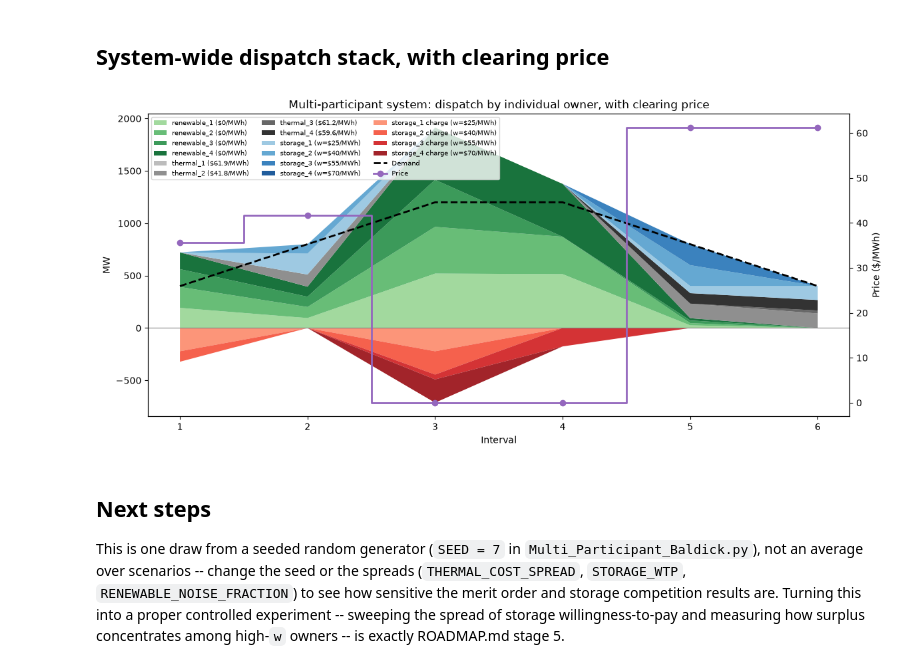
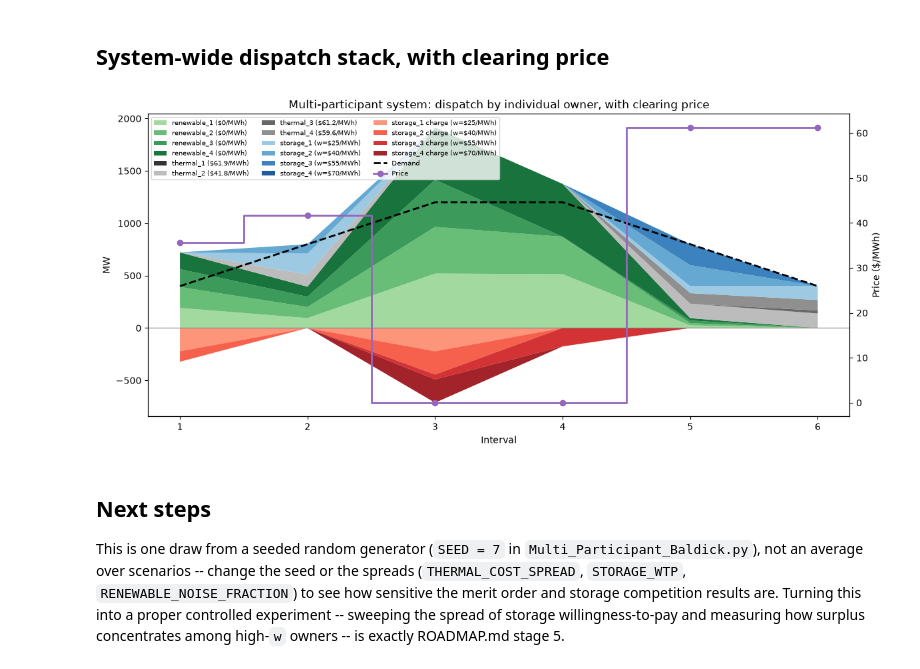
Before and after one commit to ccanoyrac/ESS-equivalent-bids-from-SOC-DA-market, a Jupyter notebook: Code/notebooks/Multi_Participant_Baldick.ipynb, the cells around one changed output. Saved outputs shown, nothing was run; the diff lists cells and outputs as text; code cells hidden in the pictures.

Commit message:
Make thermal colors rank by marginal cost, like storage's already did
Colors were assigned by each generator's position in system.thermal (a
linspace indexed by creation order), which only looked cost-ordered for
storage by coincidence -- STORAGE_WTP happens to be defined ascending in the
same order storages are created. Thermal costs are randomized per unit and
don't follow creation order at all, so thermal_1 (actually the most
expensive unit) was getting the lightest shade. rank_colors() sorts each
technology group by its own economic value (cost for renewable/thermal, w
for storage) before assigning shades, so lighter-is-cheaper/lower-bid holds
by construction for every group, not by luck.

Co-Authored-By: Claude Sonnet 5 <noreply@anthropic.com>

```diff
--- a/Code/notebooks/Multi_Participant_Baldick.ipynb
+++ b/Code/notebooks/Multi_Participant_Baldick.ipynb
@@ -214,45 +214,51 @@ meaningful about these four owners.
 # %% [markdown]
 ## System-wide dispatch stack, with clearing price
 # %%
-n_renewable, n_thermal, n_storage = len(system.renewables), len(system.thermal), len(system.storages)
+def rank_colors(values, cmap):
+    """Map `values` to shades of `cmap`: lighter for lower values, darker for higher --
+    independent of `values`'s own order, unlike indexing a linspace by position."""
+    order = np.argsort(values)
+    colors = np.empty((len(values), 4))
+    colors[order] = cmap(np.linspace(0.4, 0.9, len(values)))
+    return colors
 
-renewable_colors = plt.cm.Greens(np.linspace(0.4, 0.9, n_renewable))
-thermal_colors = plt.cm.Greys(np.linspace(0.4, 0.9, n_thermal))
-discharge_colors = plt.cm.Blues(np.linspace(0.4, 0.9, n_storage))
-charge_colors = plt.cm.Reds(np.linspace(0.4, 0.9, n_storage))
+renewable_colors = rank_colors([g.cost for g in system.renewables], plt.cm.Greens)
+thermal_colors = rank_colors([g.cost for g in system.thermal], plt.cm.Greys)
+discharge_colors = rank_colors(storage_wtp, plt.cm.Blues)
+charge_colors = rank_colors(storage_wtp, plt.cm.Reds)
 
 # Legend labels carry each owner's price signal: marginal cost for renewable/thermal,
 # end-of-horizon willingness-to-pay (the terminal value bid) for storage.
 renewable_labels = [f"{g.name} (${g.cost:.0f}/MWh)" for g in system.renewables]
 thermal_labels = [f"{g.name} (${g.cost:.1f}/MWh)" for g in system.thermal]
 discharge_labels = [f"{s.name} (w=${w:.0f}/MWh)" for s, w in zip(system.storages, storage_wtp)]
 charge_labels = [f"{s.name} charge (w=${w:.0f}/MWh)" for s, w in zip(system.storages, storage_wtp)]
 
 supply_series = list(result.renewable) + list(result.thermal) + list(result.discharge)
 supply_labels = renewable_labels + thermal_labels + discharge_labels
 supply_colors = list(renewable_colors) + list(thermal_colors) + list(discharge_colors)
 
 fig, ax = plt.subplots(figsize=(12, 5.5))
 
 ax.stackplot(hours, *supply_series, labels=supply_labels, colors=supply_colors, alpha=0.9)
 ax.stackplot(hours, *(-result.charge), labels=charge_labels, colors=charge_colors, alpha=0.9)
 ax.plot(hours, system.demand, color="black", linewidth=2, linestyle="--", label="Demand")
 ax.axhline(0, color="grey", linewidth=0.8)
 ax.set_xlabel("Interval")
 ax.set_ylabel("MW")
 
 ax_price = ax.twinx()
 ax_price.step(hours, result.price, where="mid", color="#9467BD", linewidth=2, marker="o", label="Price")
 ax_price.set_ylabel("Price ($/MWh)")
 
 h1, l1 = ax.get_legend_handles_labels()
 h2, l2 = ax_price.get_legend_handles_labels()
 ax.legend(h1 + h2, l1 + l2, loc="upper left", fontsize=7, ncol=3)
 ax.set_title("Multi-participant system: dispatch by individual owner, with clearing price")
 fig.tight_layout()
 plt.show()
 # %% [output]
-[figure, old version]
+[figure, new version]
 # %% [markdown]
 ## Next steps
 
```
